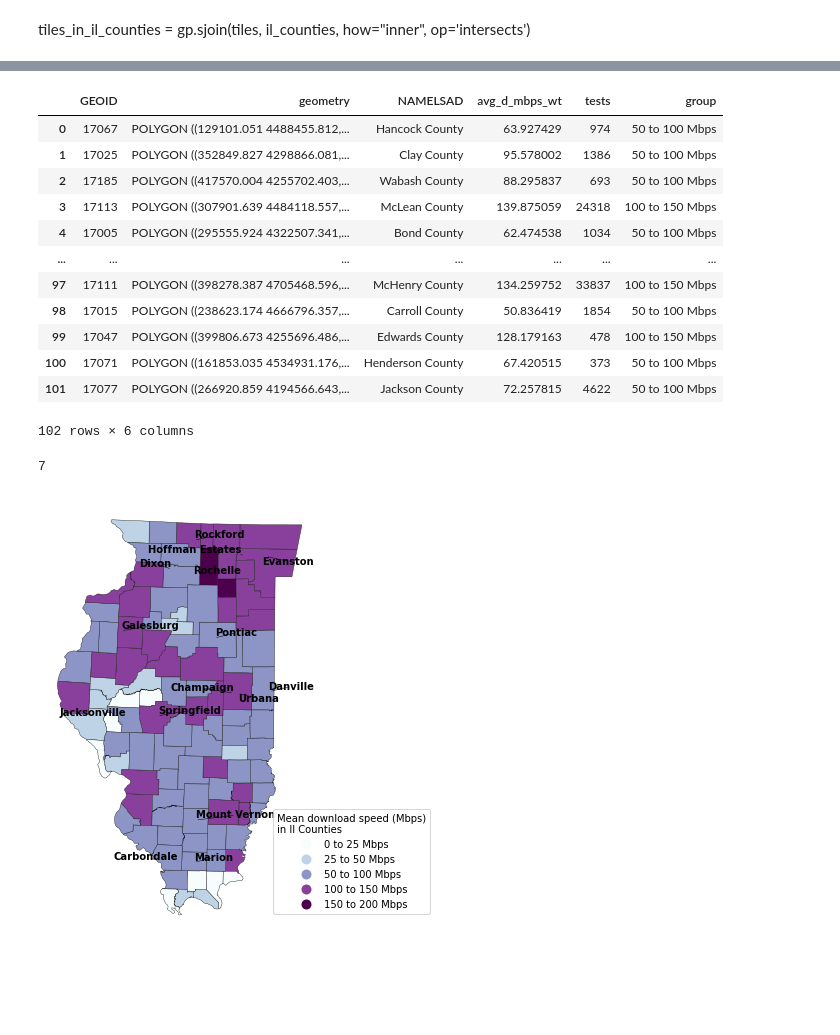
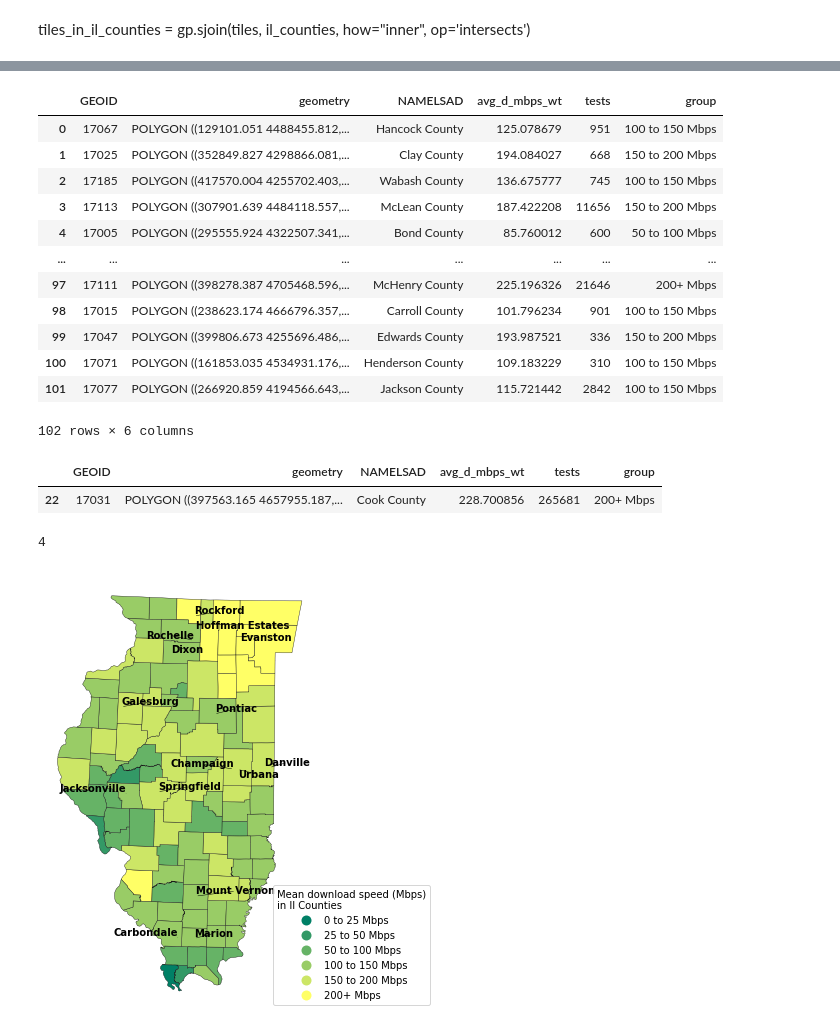
Before and after one commit to UCOpenData/internetaccessability, a Jupyter notebook: IllinoisInternetStats.ipynb, the cells around one changed output, grey strips where cells are left out. Drawn from its saved outputs; the diff is of its cells as text; code cells hidden in the pictures; blank space fills up the shorter version.

```diff
--- a/IllinoisInternetStats.ipynb
+++ b/IllinoisInternetStats.ipynb
@@ -27,6 +27,6 @@ def get_tile_url(service_type: str, year: int, q: int) -> str:
     url = f"{base_url}/type%3D{service_type}/year%3D{dt:%Y}/quarter%3D{q}/{dt:%Y-%m-%d}_performance_fixed_tiles.zip"
     return url
 # %%
-tile_url = get_tile_url("fixed", 2020, 2)
+tile_url = get_tile_url("fixed", 2022, 1)
 tile_url
 # %% [output]
@@ -70,6 +70,8 @@ il_counties
 | 2996 | 17 | 071 | 00424237 | 17071 | Henderson | Henderson County | 06 | H1 | G4020 | 161 | 15460 | ... |
 | 3090 | 17 | 077 | 00424240 | 17077 | Jackson | Jackson County | 06 | H1 | G4020 | None | 16060 | ... |
 102 rows × 18 columns
+# %%
+tiles_in_il_counties = gp.sjoin(tiles, il_counties, how="inner", op='intersects')
 # %% [markdown]
 tiles_in_il_counties = gp.sjoin(tiles, il_counties, how="inner", op='intersects')
 # %%
@@ -128,11 +130,11 @@ county_stats
 # %%
 county_data = il_counties[['GEOID', 'geometry']].merge(county_stats, on='GEOID').to_crs(26916)
 # %%
-labels = ["0 to 25 Mbps", "25 to 50 Mbps", "50 to 100 Mbps", "100 to 150 Mbps", "150 to 200 Mbps"]
+labels = ["0 to 25 Mbps", "25 to 50 Mbps", "50 to 100 Mbps", "100 to 150 Mbps", "150 to 200 Mbps", "200+ Mbps"]
 
 county_data['group'] = pd.cut(
     county_data.avg_d_mbps_wt,
-    (0, 25, 50, 100, 150, 200),
+    (0, 25, 50, 100, 150, 200, 500),
     right=False,
     labels = labels
 )
@@ -165,43 +167,48 @@ il_places
 county_data
 # %% [output]
 |  | GEOID | geometry | NAMELSAD | avg_d_mbps_wt | tests | group |
-| 0 | 17067 | POLYGON ((129101.051 4488455.812,... | Hancock County | 63.927429 | 974 | 50 to 100 Mbps |
-| 1 | 17025 | POLYGON ((352849.827 4298866.081,... | Clay County | 95.578002 | 1386 | 50 to 100 Mbps |
-| 2 | 17185 | POLYGON ((417570.004 4255702.403,... | Wabash County | 88.295837 | 693 | 50 to 100 Mbps |
-| 3 | 17113 | POLYGON ((307901.639 4484118.557,... | McLean County | 139.875059 | 24318 | 100 to 150 Mbps |
-| 4 | 17005 | POLYGON ((295555.924 4322507.341,... | Bond County | 62.474538 | 1034 | 50 to 100 Mbps |
+| 0 | 17067 | POLYGON ((129101.051 4488455.812,... | Hancock County | 125.078679 | 951 | 100 to 150 Mbps |
+| 1 | 17025 | POLYGON ((352849.827 4298866.081,... | Clay County | 194.084027 | 668 | 150 to 200 Mbps |
+| 2 | 17185 | POLYGON ((417570.004 4255702.403,... | Wabash County | 136.675777 | 745 | 100 to 150 Mbps |
+| 3 | 17113 | POLYGON ((307901.639 4484118.557,... | McLean County | 187.422208 | 11656 | 150 to 200 Mbps |
+| 4 | 17005 | POLYGON ((295555.924 4322507.341,... | Bond County | 85.760012 | 600 | 50 to 100 Mbps |
 | ... | ... | ... | ... | ... | ... | ... |
-| 97 | 17111 | POLYGON ((398278.387 4705468.596,... | McHenry County | 134.259752 | 33837 | 100 to 150 Mbps |
-| 98 | 17015 | POLYGON ((238623.174 4666796.357,... | Carroll County | 50.836419 | 1854 | 50 to 100 Mbps |
-| 99 | 17047 | POLYGON ((399806.673 4255696.486,... | Edwards County | 128.179163 | 478 | 100 to 150 Mbps |
-| 100 | 17071 | POLYGON ((161853.035 4534931.176,... | Henderson County | 67.420515 | 373 | 50 to 100 Mbps |
-| 101 | 17077 | POLYGON ((266920.859 4194566.643,... | Jackson County | 72.257815 | 4622 | 50 to 100 Mbps |
+| 97 | 17111 | POLYGON ((398278.387 4705468.596,... | McHenry County | 225.196326 | 21646 | 200+ Mbps |
+| 98 | 17015 | POLYGON ((238623.174 4666796.357,... | Carroll County | 101.796234 | 901 | 100 to 150 Mbps |
+| 99 | 17047 | POLYGON ((399806.673 4255696.486,... | Edwards County | 193.987521 | 336 | 150 to 200 Mbps |
+| 100 | 17071 | POLYGON ((161853.035 4534931.176,... | Henderson County | 109.183229 | 310 | 100 to 150 Mbps |
+| 101 | 17077 | POLYGON ((266920.859 4194566.643,... | Jackson County | 115.721442 | 2842 | 100 to 150 Mbps |
 102 rows × 6 columns
+# %%
+county_data.loc[county_data.NAMELSAD == "Cook County"]
+# %% [output]
+|  | GEOID | geometry | NAMELSAD | avg_d_mbps_wt | tests | group |
+| 22 | 17031 | POLYGON ((397563.165 4657955.187,... | Cook County | 228.700856 | 265681 | 200+ Mbps |
 # %%
 fig, ax = plt.subplots(1, figsize=(20, 8))
 
 county_data.plot(
-    column="group", cmap="BuPu", linewidth=0.4, ax=ax, edgecolor="0.1", legend=True
+    column="group", cmap="summer", linewidth=0.4, ax=ax, edgecolor="0.1", legend=True
 )
 
 ax.axis("off")
 
 leg = ax.get_legend()
 leg.set_bbox_to_anchor((1.45, 0.3))
 leg.set_title("Mean download speed (Mbps)\nin Il Counties")
 
 texts = []
 for x, y, label in zip(il_places.geometry.x, il_places.geometry.y, il_places["NAME"]):
     texts.append(plt.text(x, y, label, fontsize=10, fontweight="bold", ha="left"))
 
 adjust_text(
     texts,
     force_points=0.3,
     force_text=0.8,
     expand_points=(1, 1),
     expand_text=(1, 1),
     arrowprops=dict(arrowstyle="-", color="black", lw=0.5),
 )
 # %% [output]
-7
+4
-[figure, old version]
+[figure, new version]
```
Also changed, not shown: parts of 6 cells of this notebook, 2 other files.
